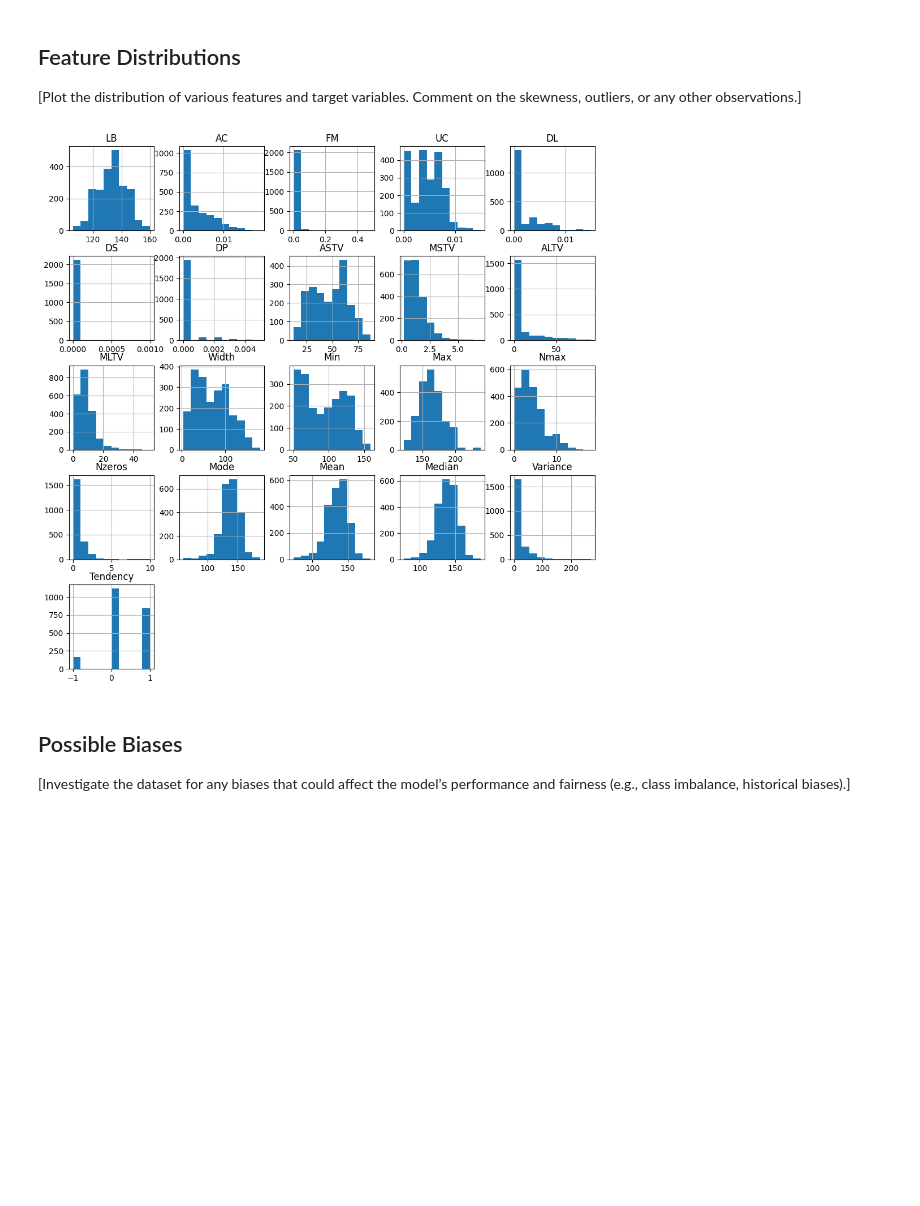
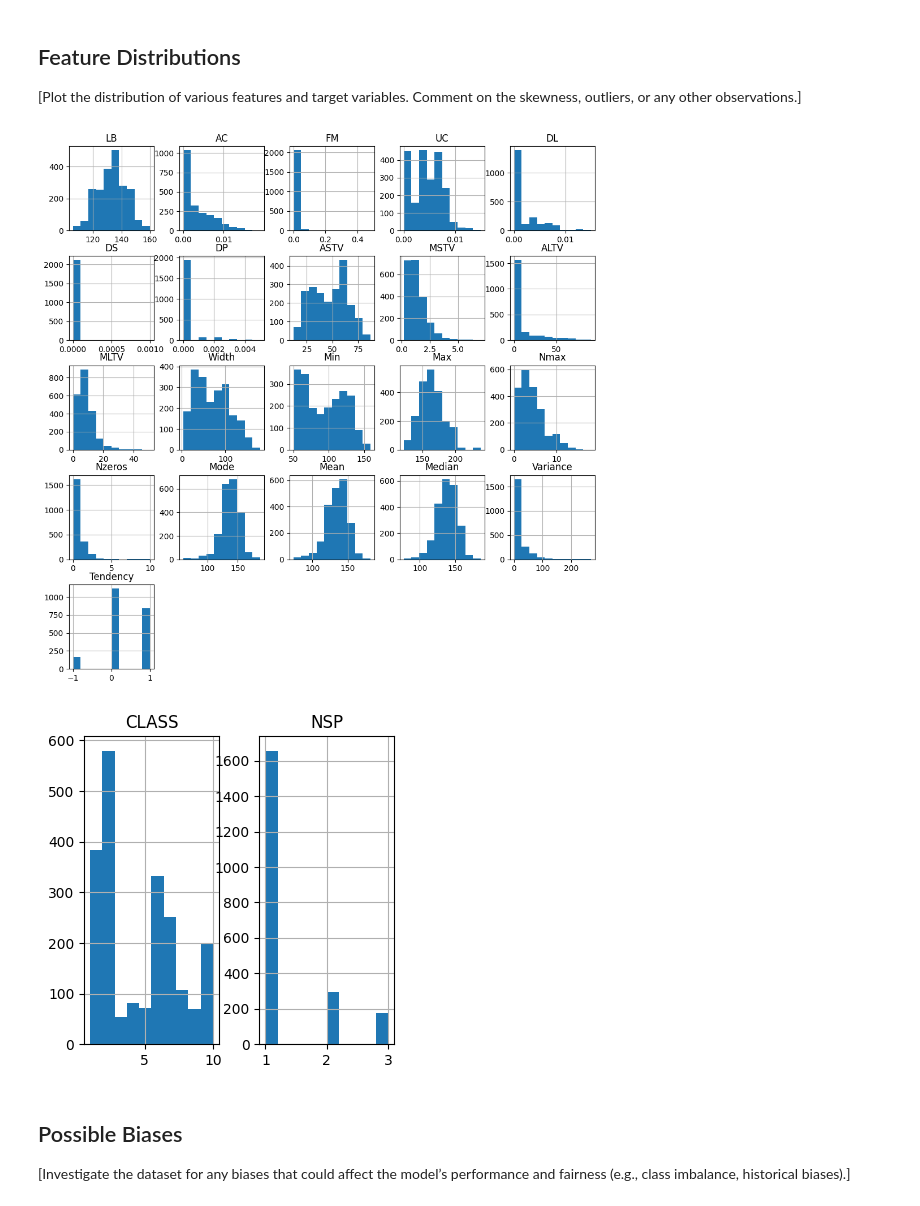
Before and after one commit to marvinschuett/Automated-CTG-analysis, a Jupyter notebook: 1_DatasetCharacteristics/exploratory_data_analysis.ipynb, the cells around one changed output. Cells and saved outputs as stored; diff of their text form; code cells hidden in the pictures; blank space fills up the shorter version.

```diff
--- a/1_DatasetCharacteristics/exploratory_data_analysis.ipynb
+++ b/1_DatasetCharacteristics/exploratory_data_analysis.ipynb
@@ -149,9 +149,13 @@ dtype: int64
 # %%
 # Example: Plotting histograms of all numerical features
 X.hist(figsize=(12, 12))
 plt.show()
+
+y.hist(figsize=(4, 4))
+plt.show()
 # %% [output]
 [figure]
+[figure, added]
 # %% [markdown]
 ## Possible Biases
 
```
Also changed, not shown: parts of 3 cells of this notebook.
